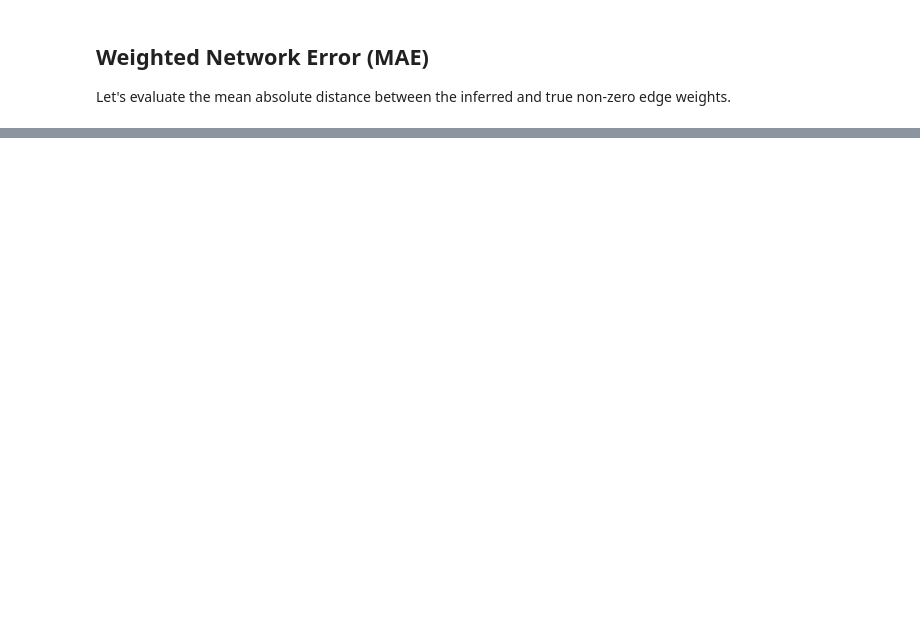
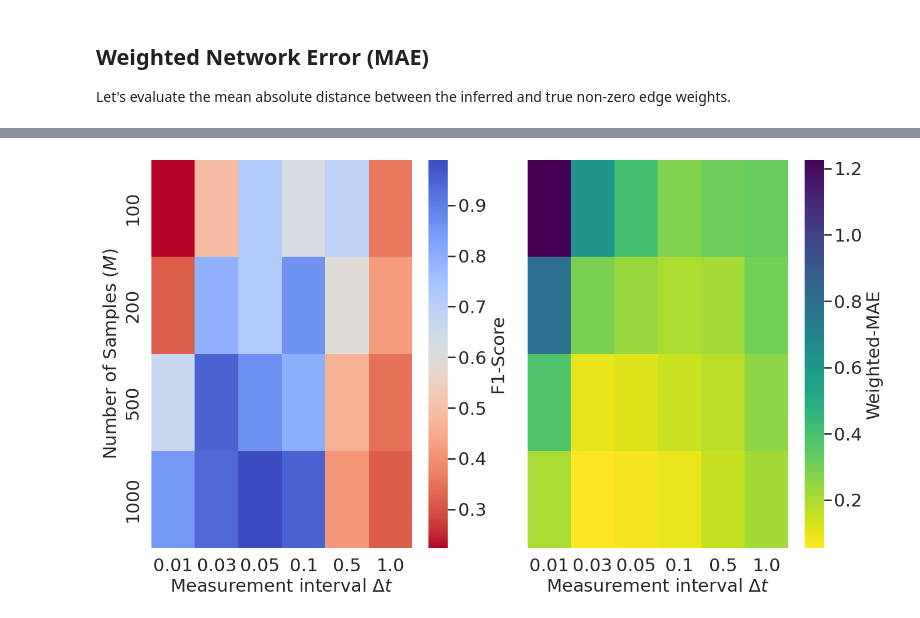
Before and after one commit to CoMuNeLab/Onsager_Machlup_Inf, a Jupyter notebook: Grid_Search_Analysis.ipynb, the cells around one changed output, grey strips where cells are left out. Drawn from its saved outputs; the diff is of its cells as text; code cells hidden in the pictures; blank space fills up the shorter version.

```diff
--- a/Grid_Search_Analysis.ipynb
+++ b/Grid_Search_Analysis.ipynb
@@ -215,0 +285,35 @@ plt.show()
+# %%
+# plot heatmpas of MAE vs dt_meas and M_pairs for fixed N and Regime
+fixed_Regime = 'T'
+fixed_N = 10
+df_subset = df[(df['Regime'] == fixed_Regime) & (df['N'] == fixed_N)]
+
+fig, axs = plt.subplots(1,2,figsize=(14, 8))
+fontsize=22
+
+ax = axs[0]
+heatmap_data = df_subset.pivot_table(index='M_pairs', columns='dt_meas', values='F1-Score')
+sns.heatmap(heatmap_data, annot=False, fmt=".2f", cmap='coolwarm_r', cbar_kws={'label': 'F1-Score'}, ax=ax)
+ax.collections[0].colorbar.ax.tick_params(labelsize=fontsize)
+ax.collections[0].colorbar.set_label('F1-Score', fontsize=fontsize)
+#plt.title(f'Heatmap of Weighted MAE vs dt_meas and M_pairs (Fixed Regime={fixed_Regime}, N={fixed_N})')
+ax.set_xlabel(r'Measurement interval $\Delta t$', fontsize=fontsize)
+ax.set_ylabel(r'Number of Samples ($M$)', fontsize=fontsize)
+ax.tick_params(which='both', labelsize=fontsize)
+
+ax = axs[1]
+heatmap_data = df_subset.pivot_table(index='M_pairs', columns='dt_meas', values='Weighted_MAE')
+sns.heatmap(heatmap_data, annot=False, fmt=".2f", cmap='viridis_r', cbar_kws={'label': 'Weighted-MAE'}, ax=ax)
+ax.collections[0].colorbar.ax.tick_params(labelsize=fontsize)
+ax.collections[0].colorbar.set_label('Weighted-MAE', fontsize=fontsize)
+#plt.title(f'Heatmap of Weighted MAE vs dt_meas and M_pairs (Fixed Regime={fixed_Regime}, N={fixed_N})')
+ax.set_xlabel(r'Measurement interval $\Delta t$', fontsize=fontsize)
+ax.set_ylabel('')
+ax.set_yticklabels([])
+ax.tick_params(which='both', labelsize=fontsize)
+
+plt.tight_layout()
+
+plt.show()
+# %% [output]
+[figure, added]
```
Also changed, not shown: parts of 14 cells of this notebook, 13 other files.
